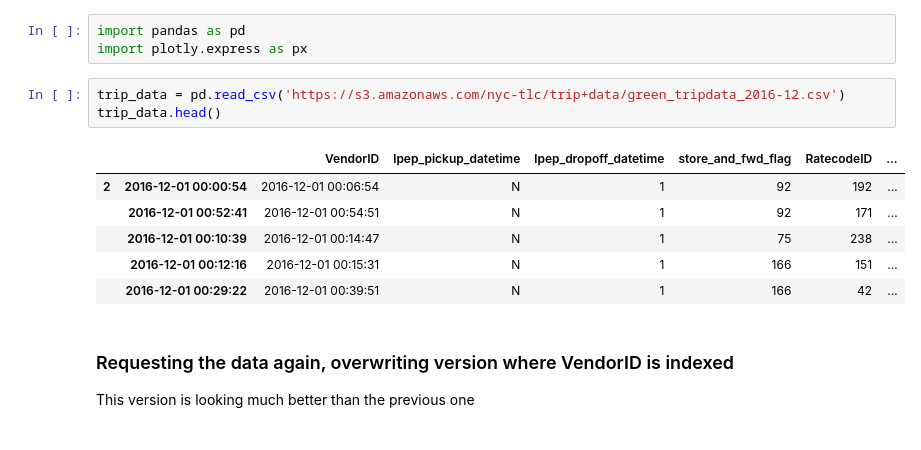
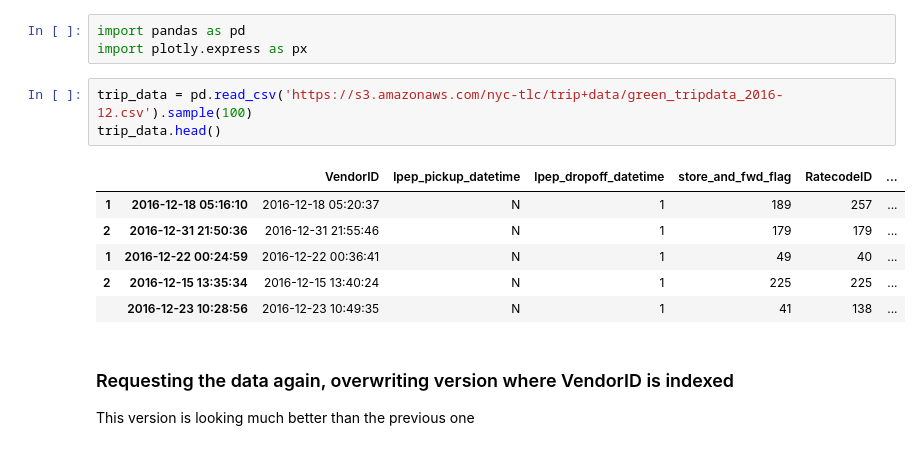
Before and after one commit to rivergenome/ds-exercise, a Jupyter notebook: 01 Planning Questions.ipynb, the cells around one changed output. Cells and saved outputs as stored; diff of their text form.

```diff
--- a/01 Planning Questions.ipynb
+++ b/01 Planning Questions.ipynb
@@ -72,15 +75,15 @@ No worries! We will just request the data again.
 import pandas as pd
 import plotly.express as px
 # %%
-trip_data = pd.read_csv('https://s3.amazonaws.com/nyc-tlc/trip+data/green_tripdata_2016-12.csv')
+trip_data = pd.read_csv('https://s3.amazonaws.com/nyc-tlc/trip+data/green_tripdata_2016-12.csv').sample(100)
 trip_data.head()
 # %% [output]
 |  |  | VendorID | lpep_pickup_datetime | lpep_dropoff_datetime | store_and_fwd_flag | RatecodeID | ... |
-| 2 | 2016-12-01 00:00:54 | 2016-12-01 00:06:54 | N | 1 | 92 | 192 | ... |
-|  | 2016-12-01 00:52:41 | 2016-12-01 00:54:51 | N | 1 | 92 | 171 | ... |
-|  | 2016-12-01 00:10:39 | 2016-12-01 00:14:47 | N | 1 | 75 | 238 | ... |
-|  | 2016-12-01 00:12:16 | 2016-12-01 00:15:31 | N | 1 | 166 | 151 | ... |
-|  | 2016-12-01 00:29:22 | 2016-12-01 00:39:51 | N | 1 | 166 | 42 | ... |
+| 1 | 2016-12-18 05:16:10 | 2016-12-18 05:20:37 | N | 1 | 189 | 257 | ... |
+| 2 | 2016-12-31 21:50:36 | 2016-12-31 21:55:46 | N | 1 | 179 | 179 | ... |
+| 1 | 2016-12-22 00:24:59 | 2016-12-22 00:36:41 | N | 1 | 49 | 40 | ... |
+| 2 | 2016-12-15 13:35:34 | 2016-12-15 13:40:24 | N | 1 | 225 | 225 | ... |
+|  | 2016-12-23 10:28:56 | 2016-12-23 10:49:35 | N | 1 | 41 | 138 | ... |
 # %% [markdown]
 ### Requesting the data again, overwriting version where VendorID is indexed
 
```
Also changed, not shown: parts of 5 cells of this notebook, 1 other file.
